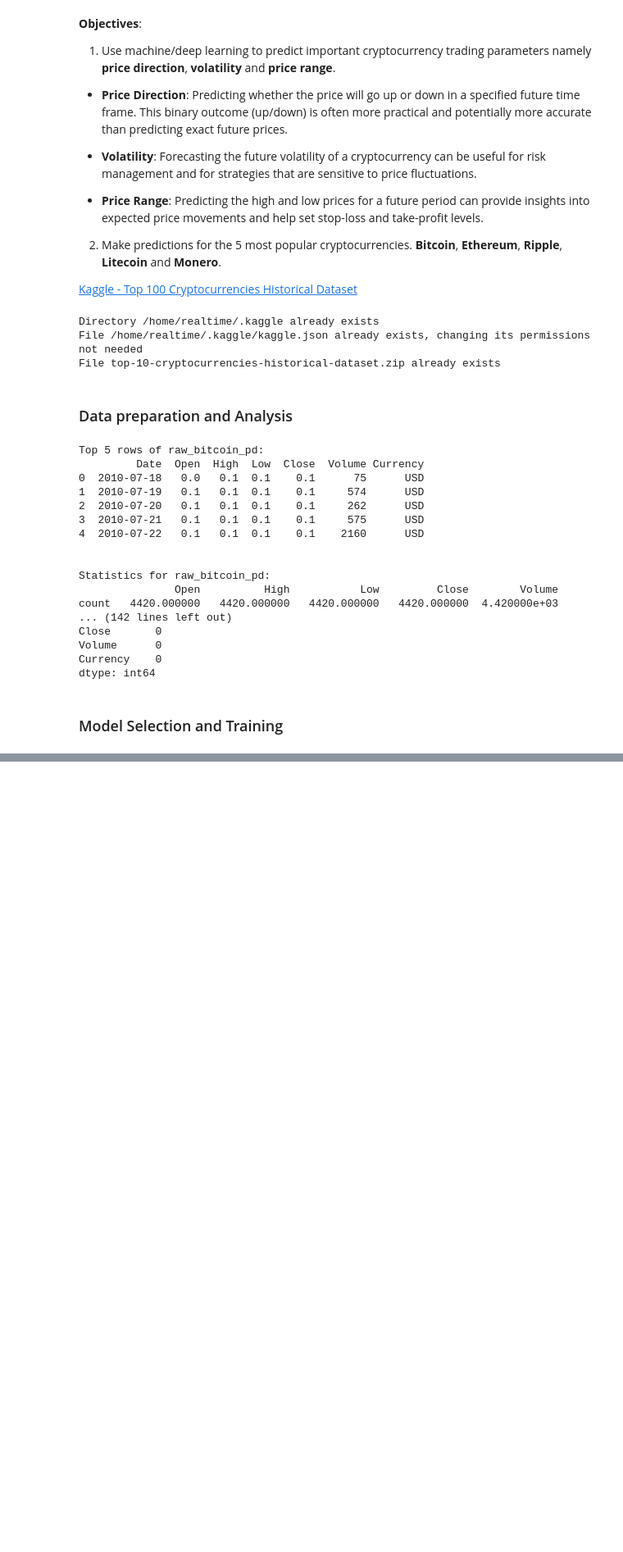
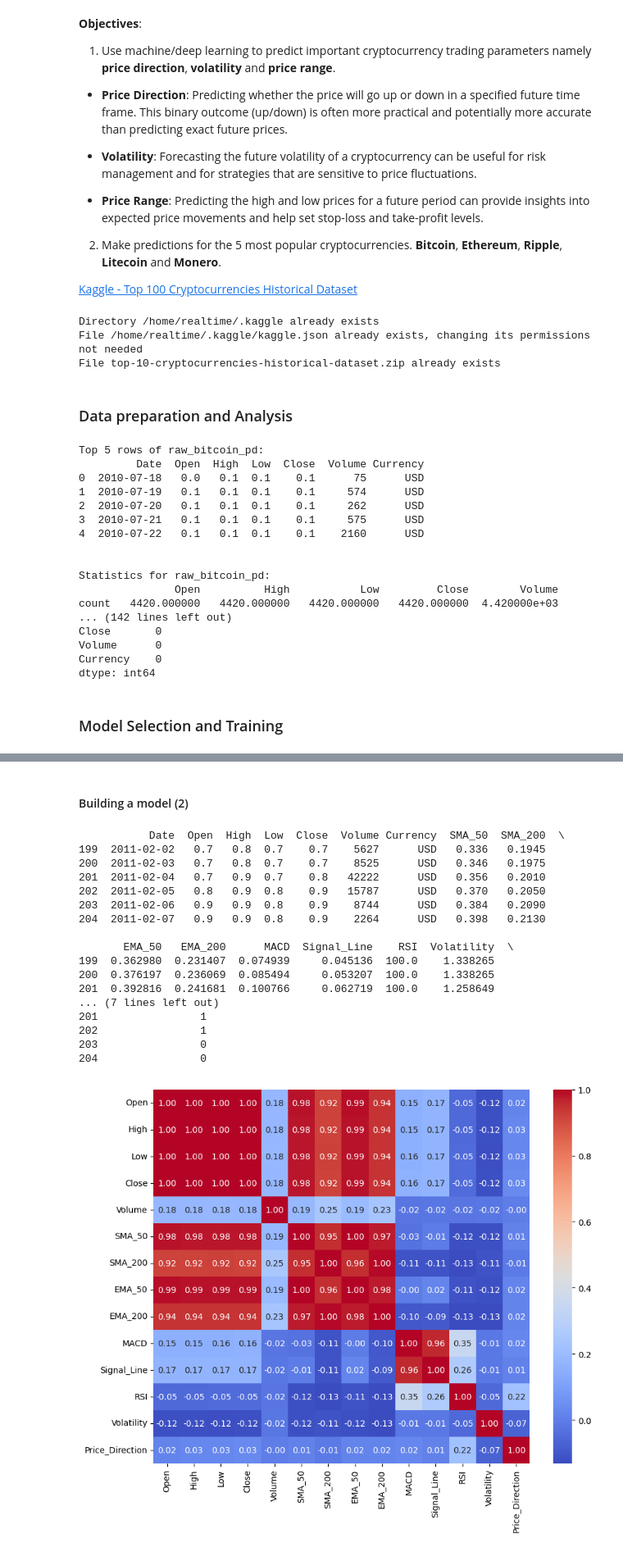
Before and after one commit to ASherjil/Cryptocurrency-Price-Prediction, a Jupyter notebook: CW2_B820928.ipynb, the cells around one changed output, grey strips where cells are left out. Shown: that part at 82% size. Cells and saved outputs as stored; diff of their text form; code cells hidden in the pictures; blank space fills up the shorter version.

```diff
--- a/CW2_B820928.ipynb
+++ b/CW2_B820928.ipynb
@@ -375,0 +349,79 @@ Name: Predicted, dtype: float64
+# %% [markdown]
+#### Building a model (2)
+# %%
+import seaborn as sns
+import matplotlib.pyplot as plt
+
+# We need to add more features to the model to improve its accuracy
+# Assuming dfs['raw_bitcoin_pd'] is your DataFrame for Bitcoin
+df_bitcoin_2 = dfs['raw_bitcoin_pd'].copy()
+
+# Calculate Moving Averages
+df_bitcoin_2['SMA_50']  = df_bitcoin_2['Close'].rolling(window=50).mean()
+df_bitcoin_2['SMA_200'] = df_bitcoin_2['Close'].rolling(window=200).mean()
+
+# Calculate Exponential Moving Averages
+df_bitcoin_2['EMA_50'] = df_bitcoin_2['Close'].ewm(span=50, adjust=False).mean()
+df_bitcoin_2['EMA_200'] = df_bitcoin_2['Close'].ewm(span=200, adjust=False).mean()
+
+# Calculate MACD
+# MACD Line = 12-day EMA - 26-day EMA
+# Signal Line = 9-day EMA of MACD Line
+# MACD Histogram = MACD Line - Signal Line
+EMA_12 = df_bitcoin_2['Close'].ewm(span=12, adjust=False).mean()
+EMA_26 = df_bitcoin_2['Close'].ewm(span=26, adjust=False).mean()
+df_bitcoin_2['MACD'] = EMA_12 - EMA_26
+df_bitcoin_2['Signal_Line']    = df_bitcoin_2['MACD'].ewm(span=9, adjust=False).mean()
+
+# Calculate RSI
+delta = df_bitcoin_2['Close'].diff(1)
+gain = (delta.where(delta > 0, 0)).rolling(window=14).mean()
+loss = (-delta.where(delta < 0, 0)).rolling(window=14).mean()
+RS = gain / loss
+df_bitcoin_2['RSI'] = 100 - (100 / (1 + RS))
+
+# Calculate Volatility (as the standard deviation of daily returns)
+#df_bitcoin_2['Daily_Return'] = df_bitcoin_2['Close'].pct_change()
+df_bitcoin_2['Volatility']   = df_bitcoin_2['Close'].pct_change().rolling(window=50).std() * np.sqrt(50)
+
+# If today's close is higher than yesterday's close, price direction is 1 (up), otherwise 0 (down or unchanged)
+df_bitcoin_2['Price_Direction'] = (df_bitcoin_2['Close'] > df_bitcoin_2['Close'].shift(1)).astype(int)
+
+# Display the head of the DataFrame to verify the new columns
+print(df_bitcoin_2.iloc[199:205])
+
+
+# Calculate the correlation matrix
+correlation_matrix = df_bitcoin_2.corr()
+
+# Focus on the 'High' and 'Low' columns
+correlation_with_target = correlation_matrix[['Close']].sort_values(by='Close', ascending=False)
+plt.figure(figsize=(10, 8))
+sns.heatmap(correlation_matrix, annot=True, fmt=".2f", cmap='coolwarm')
+plt.show()
+# Print the correlation values
+print(correlation_with_target)
+
+# Print the percentage for bitcoin price direction
+counts = df_bitcoin_2['Price_Direction'].value_counts()
+percentages = counts / len(df_bitcoin_2) * 100
+print(f"\nPercentages:\n {percentages}")
+# %% [output]
+           Date  Open  High  Low  Close  Volume Currency  SMA_50  SMA_200  \
+199  2011-02-02   0.7   0.8  0.7    0.7    5627      USD   0.336   0.1945
+200  2011-02-03   0.7   0.8  0.7    0.7    8525      USD   0.346   0.1975
+201  2011-02-04   0.7   0.9  0.7    0.8   42222      USD   0.356   0.2010
+202  2011-02-05   0.8   0.9  0.8    0.9   15787      USD   0.370   0.2050
+203  2011-02-06   0.9   0.9  0.8    0.9    8744      USD   0.384   0.2090
+204  2011-02-07   0.9   0.9  0.8    0.9    2264      USD   0.398   0.2130
+
+       EMA_50   EMA_200      MACD  Signal_Line    RSI  Volatility  \
+199  0.362980  0.231407  0.074939     0.045136  100.0    1.338265
+200  0.376197  0.236069  0.085494     0.053207  100.0    1.338265
+201  0.392816  0.241681  0.100766     0.062719  100.0    1.258649
+... (7 lines left out)
+201                1
+202                1
+203                0
+204                0
+[figure, added]
```
Also changed, not shown: parts of 9 cells of this notebook.
